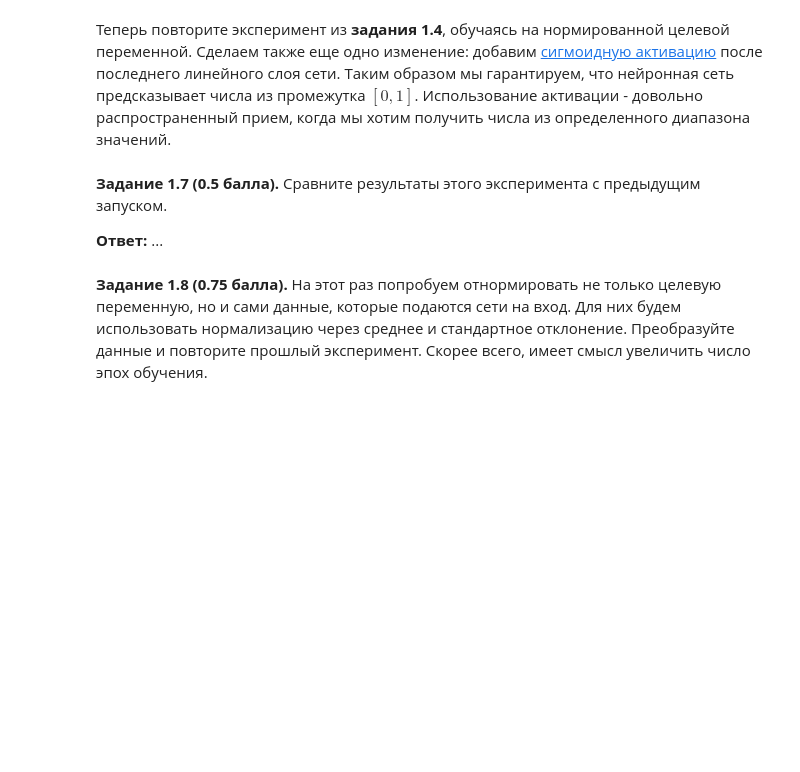
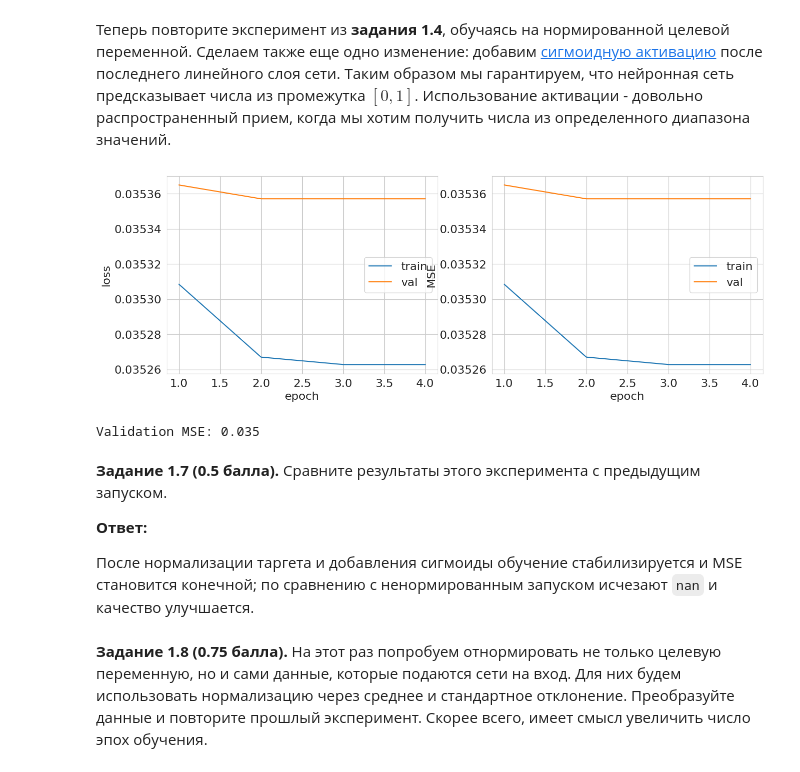
Before and after one commit to SergeySolovyev/ml_hse_hw4, a Jupyter notebook: Easy_Linear.ipynb, the cells around one changed output. Drawn from its saved outputs; the diff is of its cells as text; code cells hidden in the pictures; blank space fills up the shorter version.

```diff
--- a/Easy_Linear.ipynb
+++ b/Easy_Linear.ipynb
@@ -250,28 +395,67 @@ $^1$ **Логит** &mdash; выход последнего линейного
 # %% [markdown]
 **Задание 1.6 (0.75 балла).** Начнем с того, что попробуем отнормировать целевую переменную. Для этого воспользуемся min-max нормализацией, чтобы целевая переменная принимала значения от 0 до 1. Реализуйте функции `normalize` и `denormalize`, которые, соответственно, нормируют целевую переменную и применяют обратное преобразование. Минимум и максимум оцените по обучающей выборке (то есть эти константы должны быть фиксированными и не зависеть от передаваемой выборки).
 # %%
+# Нормализация таргета по min/max обучающей выборки
+y_min = float(y_train.min())
+y_max = float(y_train.max())
+
 def normalize(sample):
     """
     Min-max normalization to convert sample to [0, 1] range
     """
-    # YOUR CODE HERE (－.－)...zzzZZZzzzZZZ
-    pass
+    return (sample - y_min) / (y_max - y_min)
 
 
 def denormalize(sample):
     """
     Denormalize sample from [0, 1] to initial range
     """
-    # YOUR CODE HERE (－.－)...zzzZZZzzzZZZ
-    pass
+    return sample * (y_max - y_min) + y_min
 # %% [markdown]
 Теперь повторите эксперимент из **задания 1.4**, обучаясь на нормированной целевой переменной. Сделаем также еще одно изменение: добавим [сигмоидную активацию](https://pytorch.org/docs/stable/generated/torch.nn.Sigmoid.html) после последнего линейного слоя сети. Таким образом мы гарантируем, что нейронная сеть предсказывает числа из промежутка $[0, 1]$. Использование активации - довольно распространенный прием, когда мы хотим получить числа из определенного диапазона значений.
 # %%
-# YOUR CODE HERE (－.－)...zzzZZZzzzZZZ
+# Нормированный таргет + сигмоида на выходе
+X_train_t = torch.tensor(X_train, dtype=torch.float32)
+y_train_t = torch.tensor(normalize(y_train).reshape(-1, 1), dtype=torch.float32)
+X_val_t = torch.tensor(X_val, dtype=torch.float32)
+y_val_t = torch.tensor(normalize(y_val).reshape(-1, 1), dtype=torch.float32)
+
+train_ds = TensorDataset(X_train_t, y_train_t)
+val_ds = TensorDataset(X_val_t, y_val_t)
+train_loader = DataLoader(train_ds, batch_size=64, shuffle=True)
+val_loader = DataLoader(val_ds, batch_size=64, shuffle=False)
+
+model = nn.Sequential(
+    nn.Linear(X_train.shape[1], 128),
+    nn.ReLU(),
+    nn.Linear(128, 1),
+    nn.Sigmoid(),
+)
+
+optimizer = torch.optim.SGD(model.parameters(), lr=1e-3)
+criterion = nn.MSELoss()
+
+mse_metric = lambda preds, targets: torch.mean((preds - targets) ** 2)
+
+train_mse, val_mse = train_and_validate(
+    model,
+    optimizer,
+    criterion,
+    mse_metric,
+    train_loader,
+    val_loader,
+    num_epochs=4,
+    verbose=True,
+ )
+# %% [output]
+[figure, added]
+Validation MSE: 0.035
 # %% [markdown]
 **Задание 1.7 (0.5 балла).** Сравните результаты этого эксперимента с предыдущим запуском.
 
-**Ответ:** ...
+**Ответ:**
+
+После нормализации таргета и добавления сигмоиды обучение стабилизируется и MSE становится конечной; по сравнению с ненормированным запуском исчезают `nan` и качество улучшается.
 # %% [markdown]
 **Задание 1.8 (0.75 балла).** На этот раз попробуем отнормировать не только целевую переменную, но и сами данные, которые подаются сети на вход. Для них будем использовать нормализацию через среднее и стандартное отклонение. Преобразуйте данные и повторите прошлый эксперимент. Скорее всего, имеет смысл увеличить число эпох обучения.
 # %%
```
Also changed, not shown: parts of 31 cells of this notebook, 1 other file.
